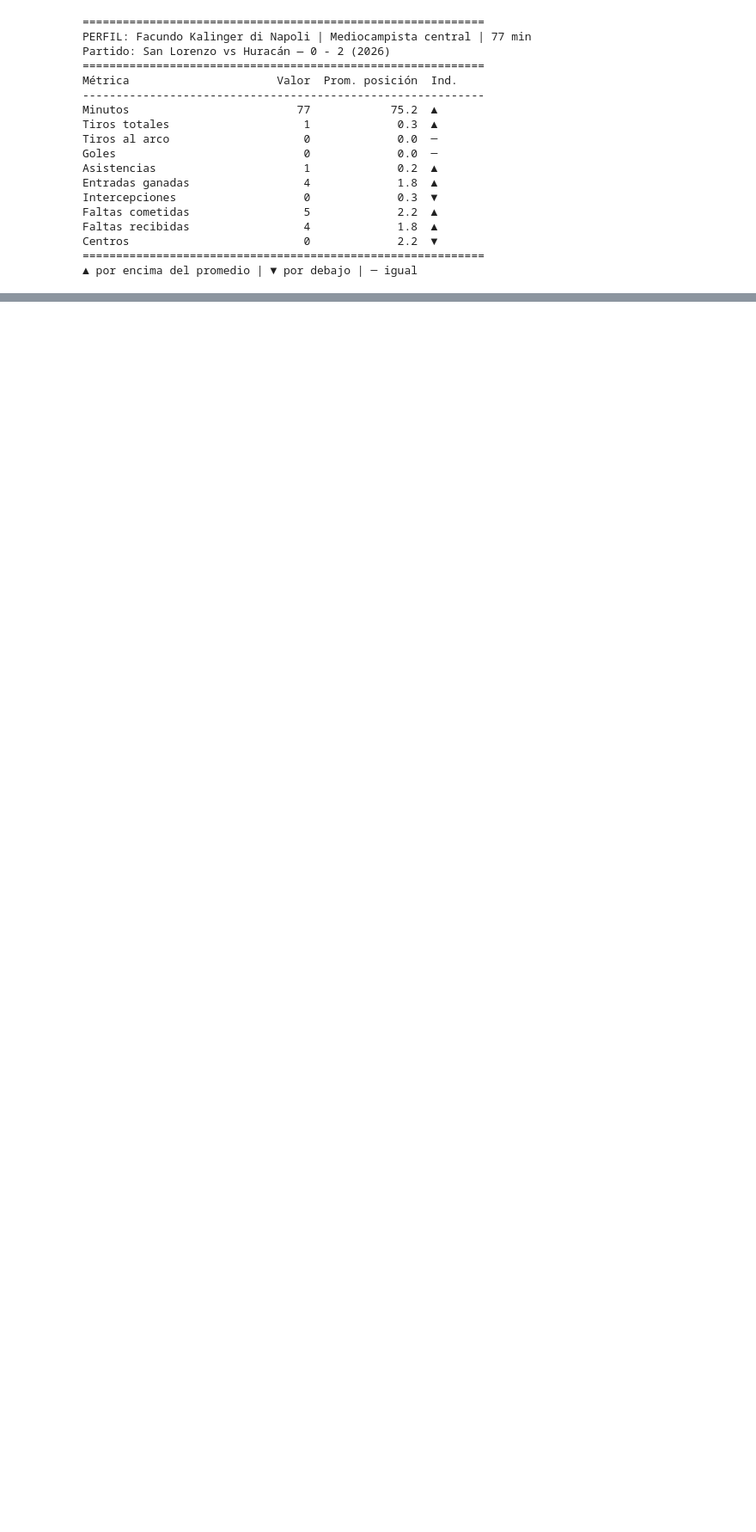
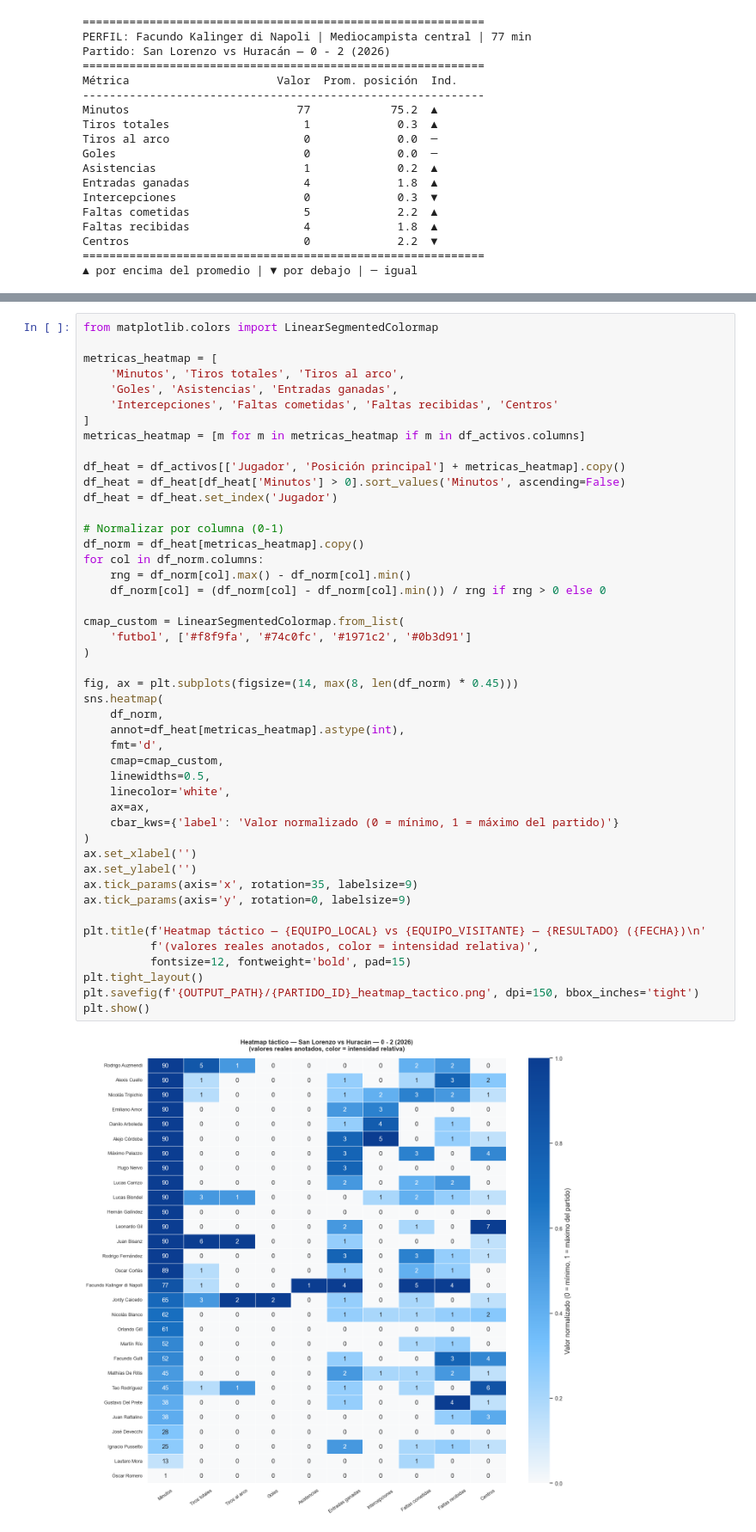
Before and after one commit to andressonsino/football-data-analysis, a Jupyter notebook: huracan/notebooks/san_lorenzo_huracan.ipynb, the cells around one changed output, grey strips where cells are left out. Shown at 86% size. Saved outputs shown, nothing was run; the diff lists cells and outputs as text; blank space fills up the shorter version.

Commit message:
Actualización automática de cambios trabajados de forma local

```diff
--- a/huracan/notebooks/san_lorenzo_huracan.ipynb
+++ b/huracan/notebooks/san_lorenzo_huracan.ipynb
@@ -1136,0 +1146,48 @@ NameError: name 'OUTPUT_PATH' is not defined
+# %%
+from matplotlib.colors import LinearSegmentedColormap
+
+metricas_heatmap = [
+    'Minutos', 'Tiros totales', 'Tiros al arco',
+    'Goles', 'Asistencias', 'Entradas ganadas',
+    'Intercepciones', 'Faltas cometidas', 'Faltas recibidas', 'Centros'
+]
+metricas_heatmap = [m for m in metricas_heatmap if m in df_activos.columns]
+
+df_heat = df_activos[['Jugador', 'Posición principal'] + metricas_heatmap].copy()
+df_heat = df_heat[df_heat['Minutos'] > 0].sort_values('Minutos', ascending=False)
+df_heat = df_heat.set_index('Jugador')
+
+# Normalizar por columna (0-1)
+df_norm = df_heat[metricas_heatmap].copy()
+for col in df_norm.columns:
+    rng = df_norm[col].max() - df_norm[col].min()
+    df_norm[col] = (df_norm[col] - df_norm[col].min()) / rng if rng > 0 else 0
+
+cmap_custom = LinearSegmentedColormap.from_list(
+    'futbol', ['#f8f9fa', '#74c0fc', '#1971c2', '#0b3d91']
+)
+
+fig, ax = plt.subplots(figsize=(14, max(8, len(df_norm) * 0.45)))
+sns.heatmap(
+    df_norm,
+    annot=df_heat[metricas_heatmap].astype(int),
+    fmt='d',
+    cmap=cmap_custom,
+    linewidths=0.5,
+    linecolor='white',
+    ax=ax,
+    cbar_kws={'label': 'Valor normalizado (0 = mínimo, 1 = máximo del partido)'}
+)
+ax.set_xlabel('')
+ax.set_ylabel('')
+ax.tick_params(axis='x', rotation=35, labelsize=9)
+ax.tick_params(axis='y', rotation=0, labelsize=9)
+
+plt.title(f'Heatmap táctico — {EQUIPO_LOCAL} vs {EQUIPO_VISITANTE} — {RESULTADO} ({FECHA})\n'
+          f'(valores reales anotados, color = intensidad relativa)',
+          fontsize=12, fontweight='bold', pad=15)
+plt.tight_layout()
+plt.savefig(f'{OUTPUT_PATH}/{PARTIDO_ID}_heatmap_tactico.png', dpi=150, bbox_inches='tight')
+plt.show()
+# %% [output]
+[figure, added]
```
Also changed, not shown: parts of 17 cells of this notebook, 2 other files.
